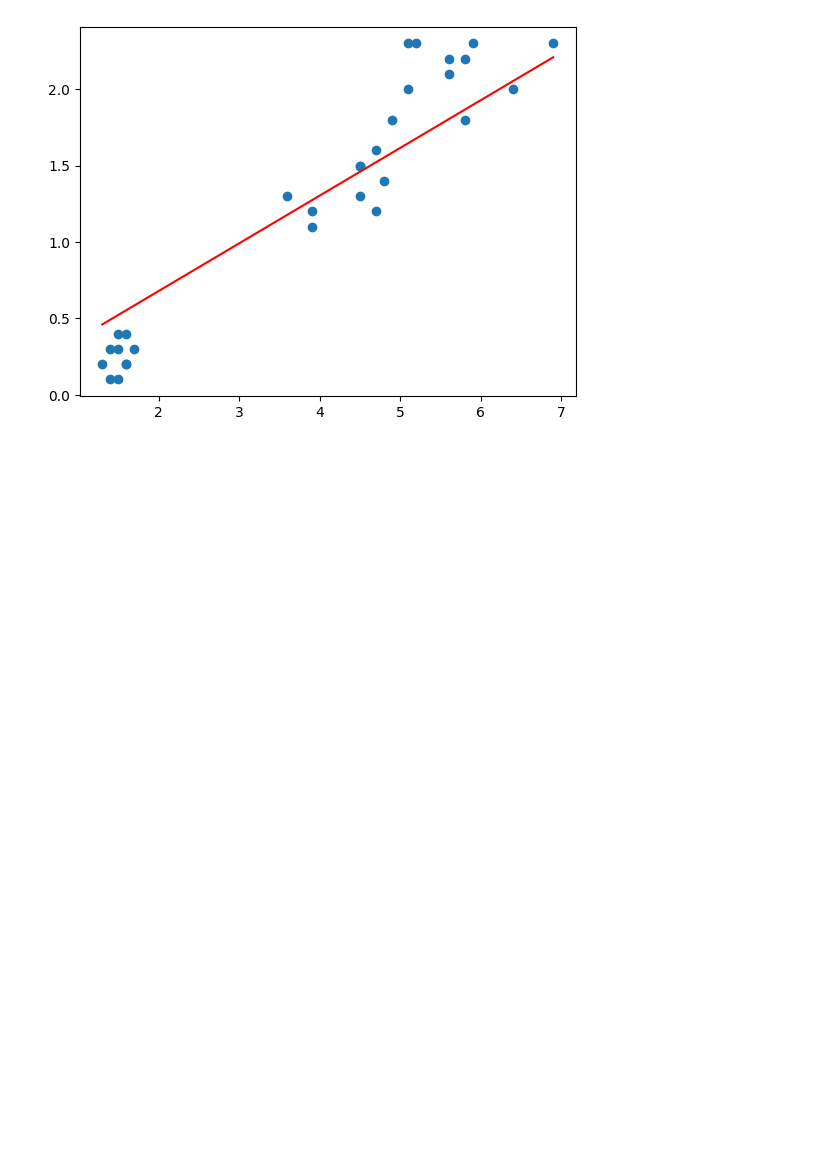
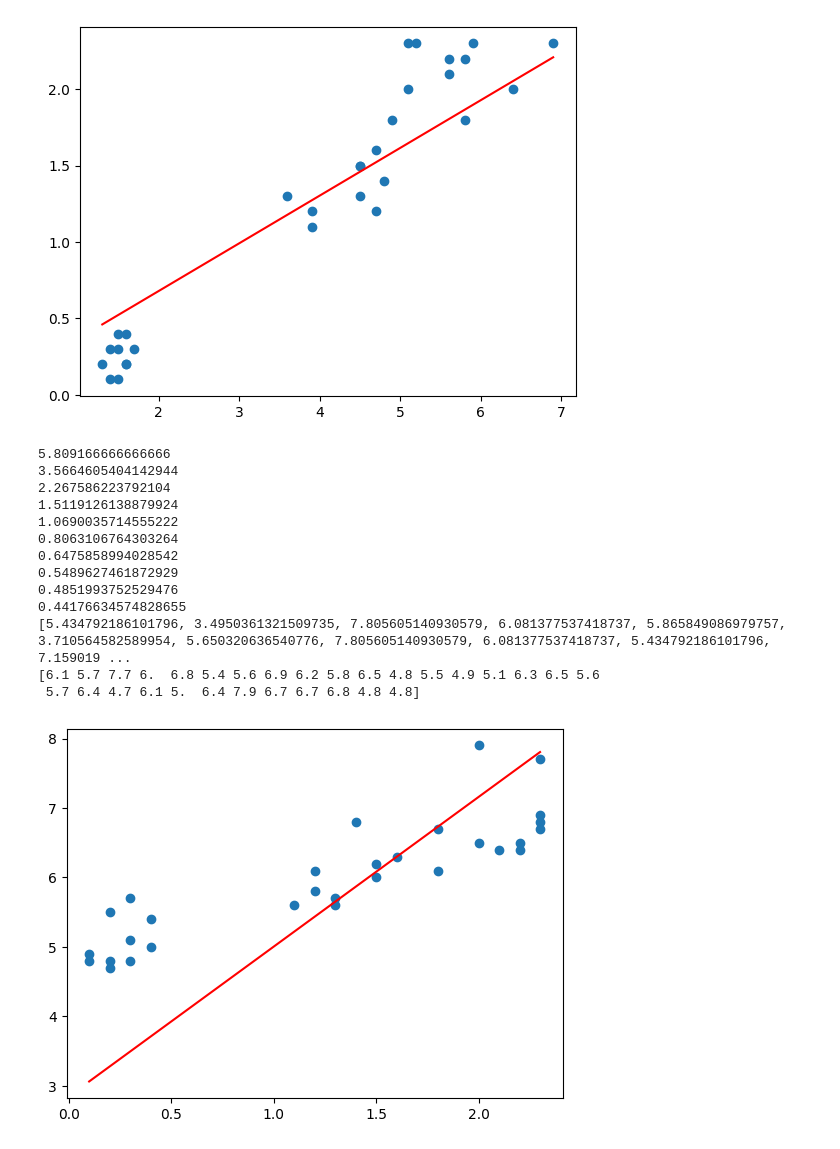
Before and after one commit to Afelers/BEVADAT2022232, a Jupyter notebook: GYAK/GYAK08/LinearRegression.ipynb, the cells around one changed output. Saved outputs shown, nothing was run; the diff lists cells and outputs as text; code cells hidden in the pictures; blank space fills up the shorter version.

```diff
--- a/GYAK/GYAK08/LinearRegression.ipynb
+++ b/GYAK/GYAK08/LinearRegression.ipynb
@@ -160,3 +160,26 @@ plt.plot([min(X_test), max(X_test)], [min(y_pred), max(y_pred)], color='red') #
 plt.show()
 # %% [output]
 [figure]
+# %%
+from LinearRegressionSkeleton import LinearRegression
+
+X = df['petal width (cm)'].values
+y = df['sepal length (cm)'].values
+valami = LinearRegression()
+valami.fit(X, y)
+valami.predict(X)
+# %% [output]
+5.809166666666666
+3.5664605404142944
+2.267586223792104
+1.5119126138879924
+1.0690035714555222
+0.8063106764303264
+0.6475858994028542
+0.5489627461872929
+0.4851993752529476
+0.44176634574828655
+[5.434792186101796, 3.4950361321509735, 7.805605140930579, 6.081377537418737, 5.865849086979757, 3.710564582589954, 5.650320636540776, 7.805605140930579, 6.081377537418737, 5.434792186101796, 7.159019 ...
+[6.1 5.7 7.7 6.  6.8 5.4 5.6 6.9 6.2 5.8 6.5 4.8 5.5 4.9 5.1 6.3 6.5 5.6
+ 5.7 6.4 4.7 6.1 5.  6.4 7.9 6.7 6.7 6.8 4.8 4.8]
+[figure, added]
```
